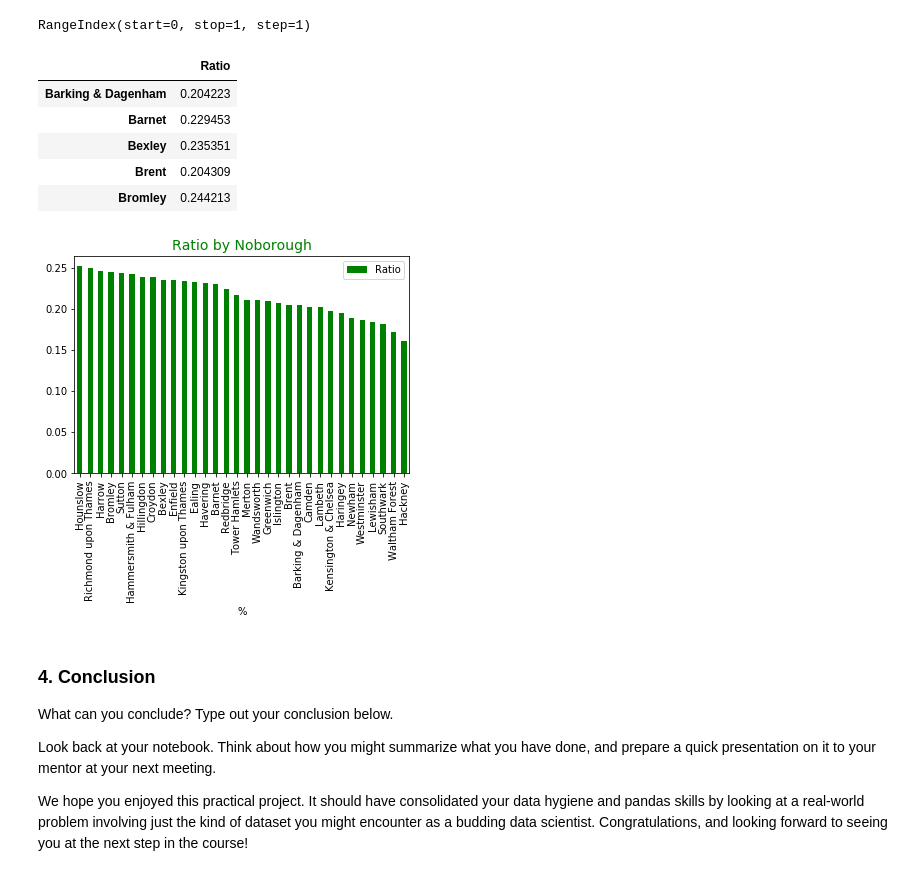
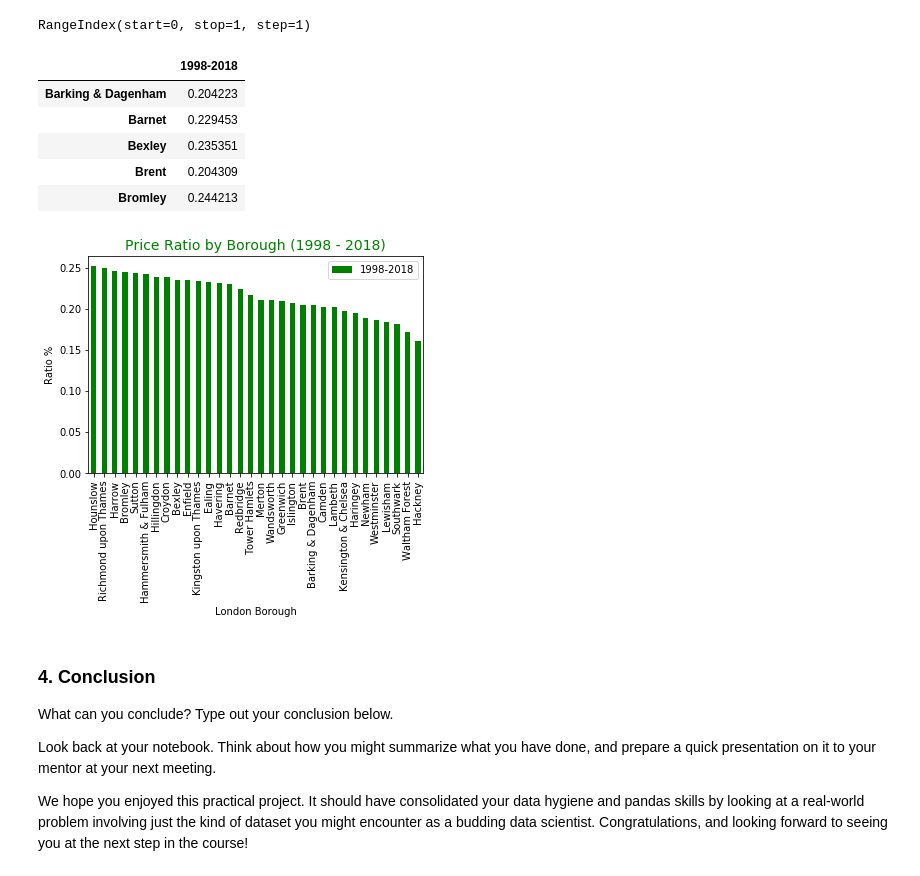
Before and after one commit to avpr2000/LondonHousing, a Jupyter notebook: Tier3_LondonHousingPrices.ipynb, the cells around one changed output. Saved outputs shown, nothing was run; the diff lists cells and outputs as text; code cells hidden in the pictures.

```diff
--- a/Tier3_LondonHousingPrices.ipynb
+++ b/Tier3_LondonHousingPrices.ipynb
@@ -487,27 +455,29 @@ ratio_T.columns
 RangeIndex(start=0, stop=1, step=1)
 # %%
 # Change Title ratio
-ratio_T.rename(columns={0: 'Ratio'}, inplace=True)
+ratio_T.rename(columns={0: '1998-2018'}, inplace=True)
 
 ratio_T.head()
 # %% [output]
-|  | Ratio |
+|  | 1998-2018 |
 | Barking & Dagenham | 0.204223 |
 | Barnet | 0.229453 |
 | Bexley | 0.235351 |
 | Brent | 0.204309 |
 | Bromley | 0.244213 |
 # %%
-ratio_T.sort_values('Ratio', ascending=False, inplace=True)
+# Sort Ratio Values, Self Explanatory in Graph
+
+ratio_T.sort_values('1998-2018', ascending=False, inplace=True)
 ratio_T.plot(kind='bar', color='g')
 
-plt.title('Ratio by Noborough', fontsize = 14, color='green')
+plt.title('Price Ratio by Borough (1998 - 2018)', fontsize = 14, color='green')
 plt.xlabel('London Borough')
-plt.xlabel('%')
+plt.ylabel('Ratio %')
 
 plt.show();
 # %% [output]
-[figure, old version]
+[figure, new version]
 # %% [markdown]
 ### 4. Conclusion
 What can you conclude? Type out your conclusion below.
```
Also changed, not shown: parts of 11 cells of this notebook.
